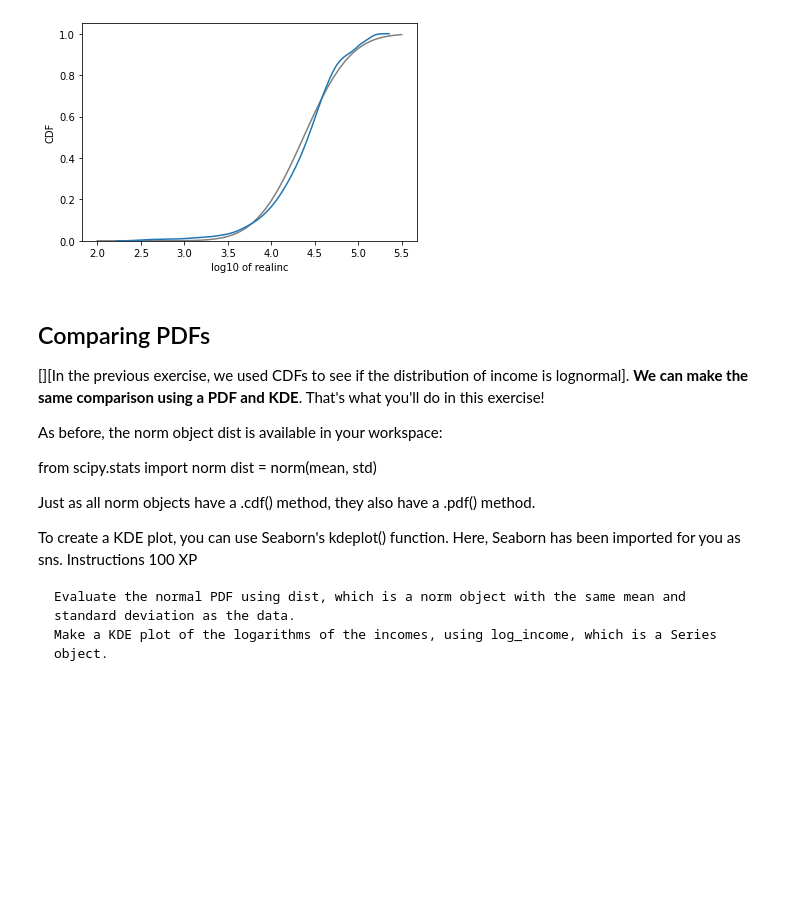
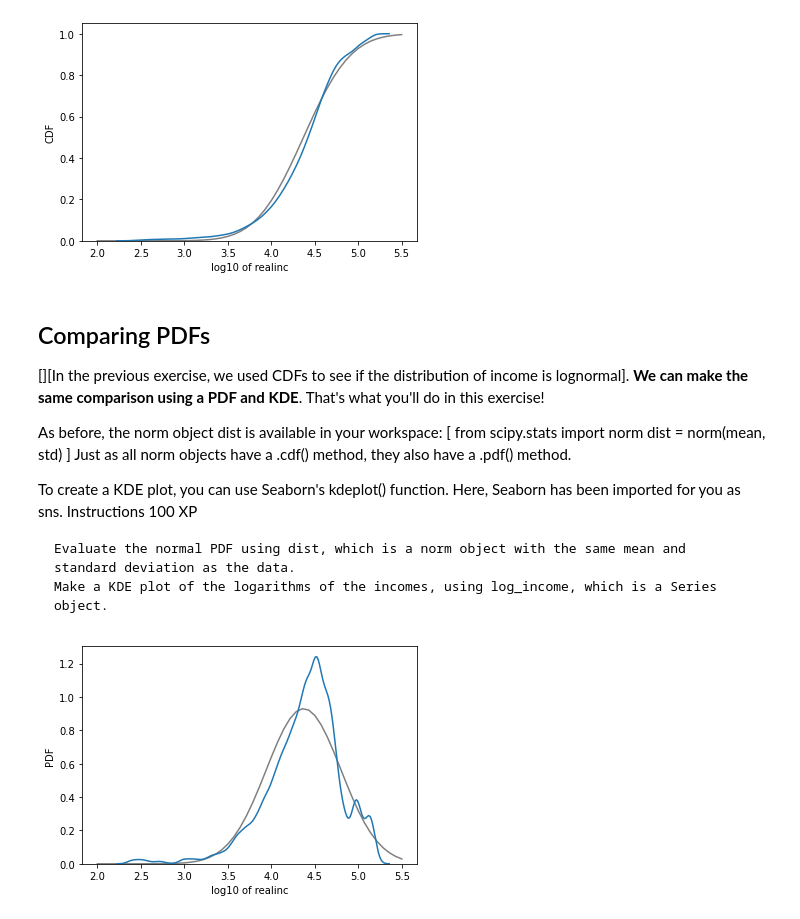
Before and after one commit to johnhhu2020/DataCamp-Data-Scientist-with-Python-Track, a Jupyter notebook: DataCamp Exploratory Data Analysis in Python.ipynb, the cells around one changed output. Cells and saved outputs as stored; diff of their text form; code cells hidden in the pictures; blank space fills up the shorter version.

```diff
--- a/DataCamp Exploratory Data Analysis in Python.ipynb
+++ b/DataCamp Exploratory Data Analysis in Python.ipynb
@@ -1336,8 +1321,18 @@ Hint
     dist is a scipy.stats.norm object that provides the .cdf() method. Pass it xs and store the result as ys.
     The Cdf object provides a .plot() method.
 # %%
+# Extract realinc and compute its log
+income = gss['realinc']
+log_income = np.log10(income)
+
+# Compute mean and standard deviation
+mean = log_income.mean()
+std = log_income.std()
+dist = norm(mean, std)   # ++++++++++++++++++++++++++++++++++++++++++++++++++++++++++++++++++++++++++++++++++++++++++
+
+
 # Evaluate the model CDF
-xs = np.linspace(2, 5.5)
+xs = np.linspace(2, 5.5)   # how do we know its 2 and 5.5 ??? what are these values ???   From below chart
 ys = dist.cdf(xs)
 
 # Plot the model CDF
@@ -1390,10 +1385,10 @@ sns.kdeplot(sample)
 [][In the previous exercise, we used CDFs to see if the distribution of income is lognormal].  __We can make the same comparison using a PDF and KDE__. That's what you'll do in this exercise!
 
 As before, the norm object dist is available in your workspace:
-
+[
 from scipy.stats import norm
 dist = norm(mean, std)
-
+]
 Just as all norm objects have a .cdf() method, they also have a .pdf() method.
 
 To create a KDE plot, you can use Seaborn's kdeplot() function. Here, Seaborn has been imported for you as sns.
@@ -1404,17 +1399,20 @@ Instructions
     Make a KDE plot of the logarithms of the incomes, using log_income, which is a Series object.
 # %%
 # Evaluate the normal PDF
-xs = np.linspace(2, 5.5)
-ys = ____
-
+xs = np.linspace(2, 5.5)       ### how to compare, we need to identify the mean and std first? or what???
+ys = norm(mean, std).pdf(xs)   ### After having the range of log_relinc, set normal dist plot fit in this range
+                               ### ++++++++++++++++++++++++++++++++++++++++++++++++++++++++++++++++++++++++++++++++++
 # Plot the model PDF
 plt.clf()
 plt.plot(xs, ys, color='gray')
 
 # Plot the data KDE
-____
+sns.kdeplot(log_income)
 
 # Label the axes
 plt.xlabel('log10 of realinc')
 plt.ylabel('PDF')
+
 plt.show()
+# %% [output]
+[figure, added]
```
Also changed, not shown: parts of 14 cells of this notebook.
